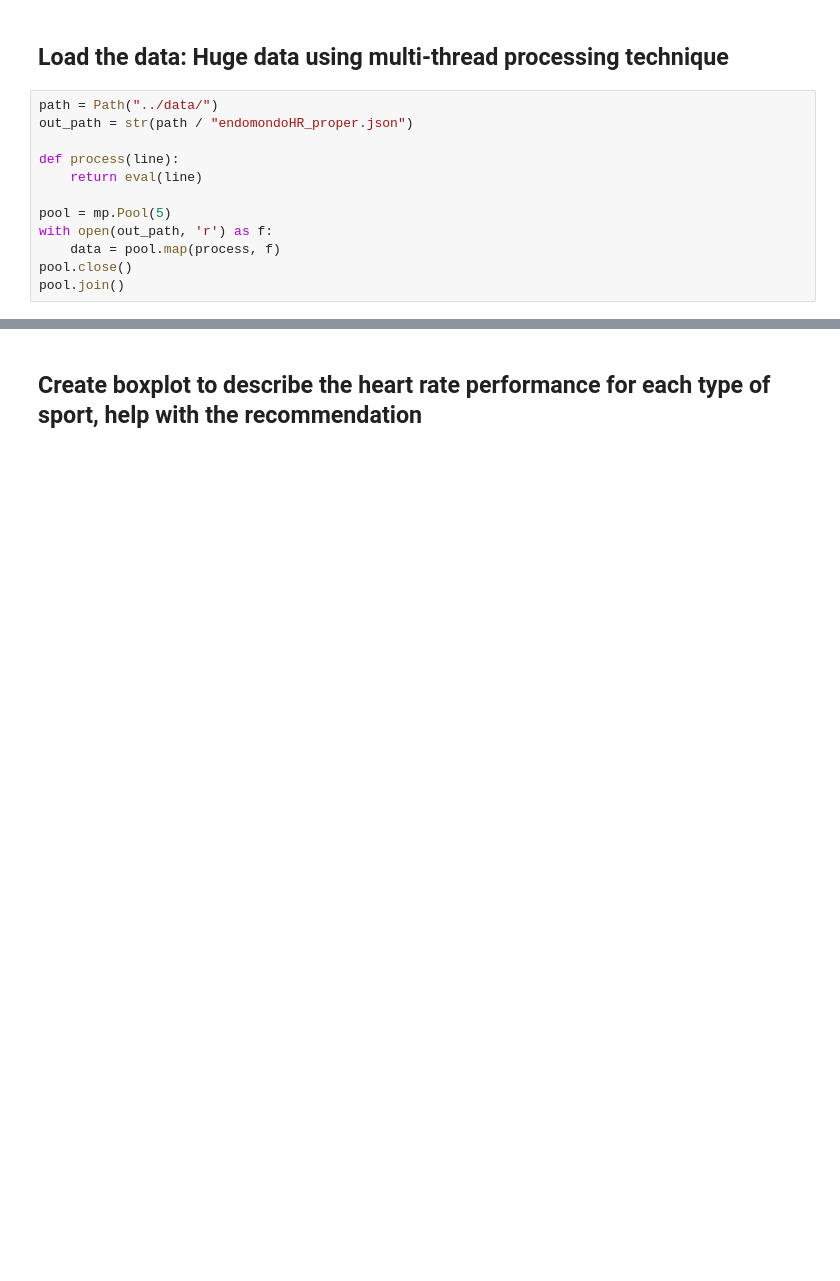
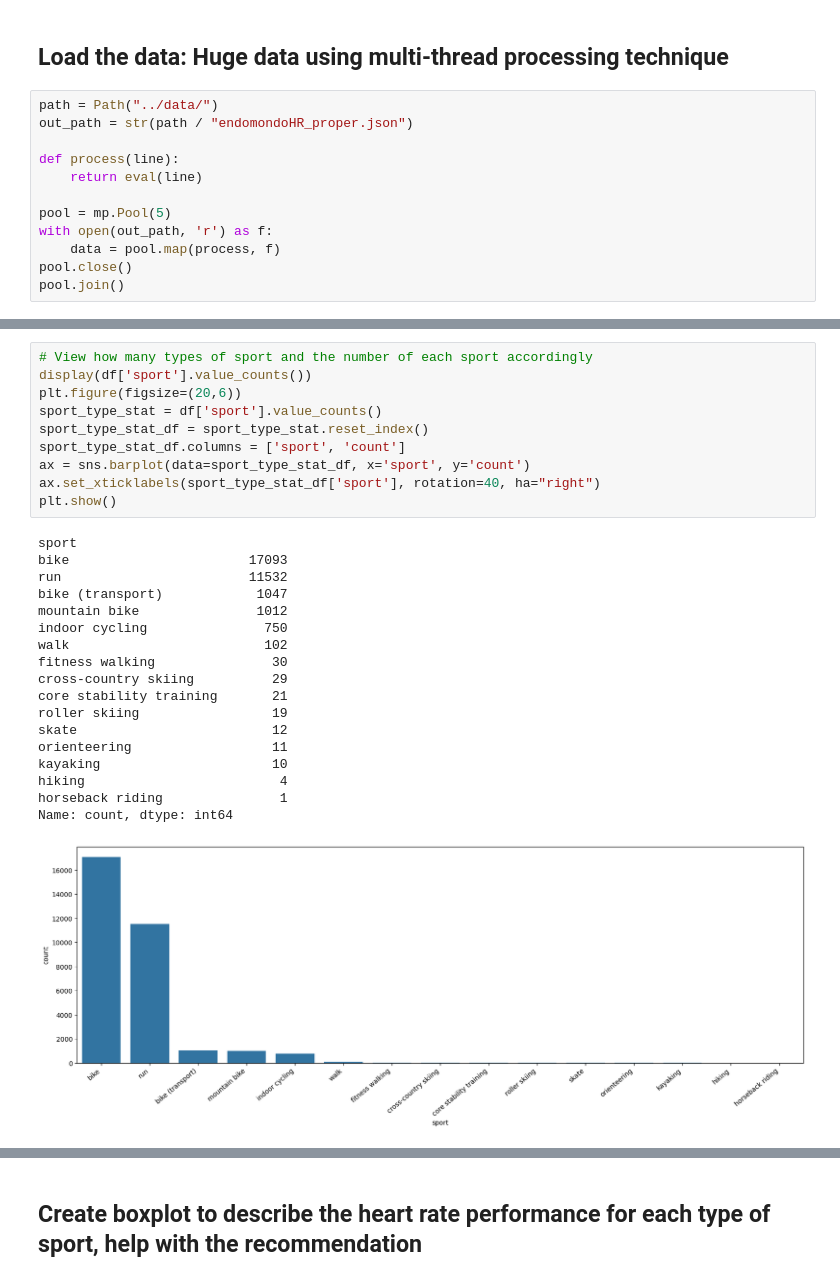
Before and after one commit to YingzeHou/DS200_Graduate_Proj, a Jupyter notebook: src/pre_process.ipynb, the cells around one changed output, grey strips where cells are left out. Saved outputs shown, nothing was run; the diff lists cells and outputs as text; blank space fills up the shorter version.

```diff
--- a/src/pre_process.ipynb
+++ b/src/pre_process.ipynb
@@ -58,0 +109,29 @@ df.head()
+# %%
+# View how many types of sport and the number of each sport accordingly
+display(df['sport'].value_counts())
+plt.figure(figsize=(20,6))
+sport_type_stat = df['sport'].value_counts()
+sport_type_stat_df = sport_type_stat.reset_index()
+sport_type_stat_df.columns = ['sport', 'count']
+ax = sns.barplot(data=sport_type_stat_df, x='sport', y='count')
+ax.set_xticklabels(sport_type_stat_df['sport'], rotation=40, ha="right")
+plt.show()
+# %% [output]
+sport
+bike                       17093
+run                        11532
+bike (transport)            1047
+mountain bike               1012
+indoor cycling               750
+walk                         102
+fitness walking               30
+cross-country skiing          29
+core stability training       21
+roller skiing                 19
+skate                         12
+orienteering                  11
+kayaking                      10
+hiking                         4
+horseback riding               1
+Name: count, dtype: int64
+[figure, added]
```
Also changed, not shown: parts of 23 cells of this notebook.
